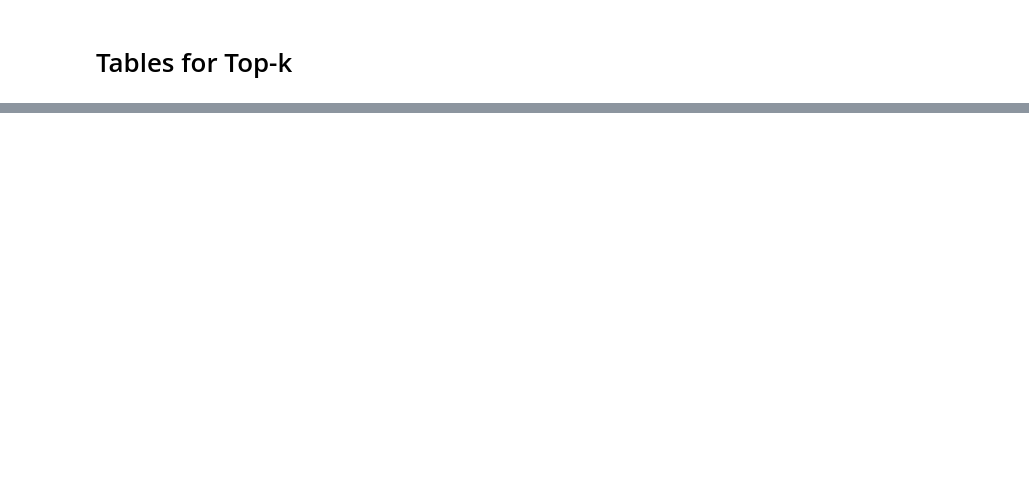
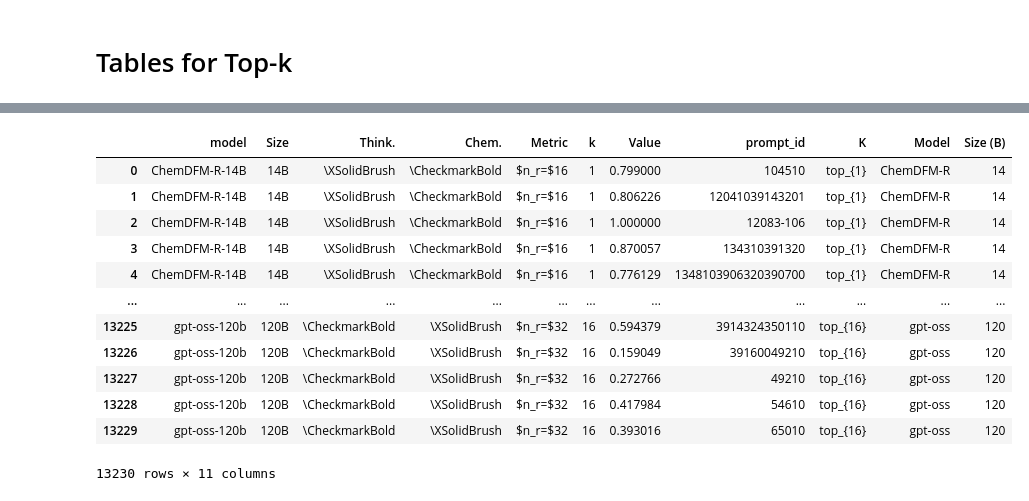
Before and after one commit to Fransou/MolRGen, a Jupyter notebook: notebooks/results/MolGenOutput.ipynb, the cells around one changed output, grey strips where cells are left out. Cells and saved outputs as stored; diff of their text form; code cells hidden in the pictures; blank space fills up the shorter version.

```diff
--- a/notebooks/results/MolGenOutput.ipynb
+++ b/notebooks/results/MolGenOutput.ipynb
@@ -331,0 +406,16 @@ cmap
+# %%
+table
+# %% [output]
+|  | model | Size | Think. | Chem. | Metric | k | Value | prompt_id | K | Model | Size (B) |
+| 0 | ChemDFM-R-14B | 14B | \XSolidBrush | \CheckmarkBold | $n_r=$16 | 1 | 0.799000 | 104510 | top_{1} | ChemDFM-R | 14 |
+| 1 | ChemDFM-R-14B | 14B | \XSolidBrush | \CheckmarkBold | $n_r=$16 | 1 | 0.806226 | 12041039143201 | top_{1} | ChemDFM-R | 14 |
+| 2 | ChemDFM-R-14B | 14B | \XSolidBrush | \CheckmarkBold | $n_r=$16 | 1 | 1.000000 | 12083-106 | top_{1} | ChemDFM-R | 14 |
+| 3 | ChemDFM-R-14B | 14B | \XSolidBrush | \CheckmarkBold | $n_r=$16 | 1 | 0.870057 | 134310391320 | top_{1} | ChemDFM-R | 14 |
+| 4 | ChemDFM-R-14B | 14B | \XSolidBrush | \CheckmarkBold | $n_r=$16 | 1 | 0.776129 | 1348103906320390700 | top_{1} | ChemDFM-R | 14 |
+| ... | ... | ... | ... | ... | ... | ... | ... | ... | ... | ... | ... |
+| 13225 | gpt-oss-120b | 120B | \CheckmarkBold | \XSolidBrush | $n_r=$32 | 16 | 0.594379 | 3914324350110 | top_{16} | gpt-oss | 120 |
+| 13226 | gpt-oss-120b | 120B | \CheckmarkBold | \XSolidBrush | $n_r=$32 | 16 | 0.159049 | 39160049210 | top_{16} | gpt-oss | 120 |
+| 13227 | gpt-oss-120b | 120B | \CheckmarkBold | \XSolidBrush | $n_r=$32 | 16 | 0.272766 | 49210 | top_{16} | gpt-oss | 120 |
+| 13228 | gpt-oss-120b | 120B | \CheckmarkBold | \XSolidBrush | $n_r=$32 | 16 | 0.417984 | 54610 | top_{16} | gpt-oss | 120 |
+| 13229 | gpt-oss-120b | 120B | \CheckmarkBold | \XSolidBrush | $n_r=$32 | 16 | 0.393016 | 65010 | top_{16} | gpt-oss | 120 |
+13230 rows × 11 columns
```
Also changed, not shown: parts of 18 cells of this notebook, 3 other files.
